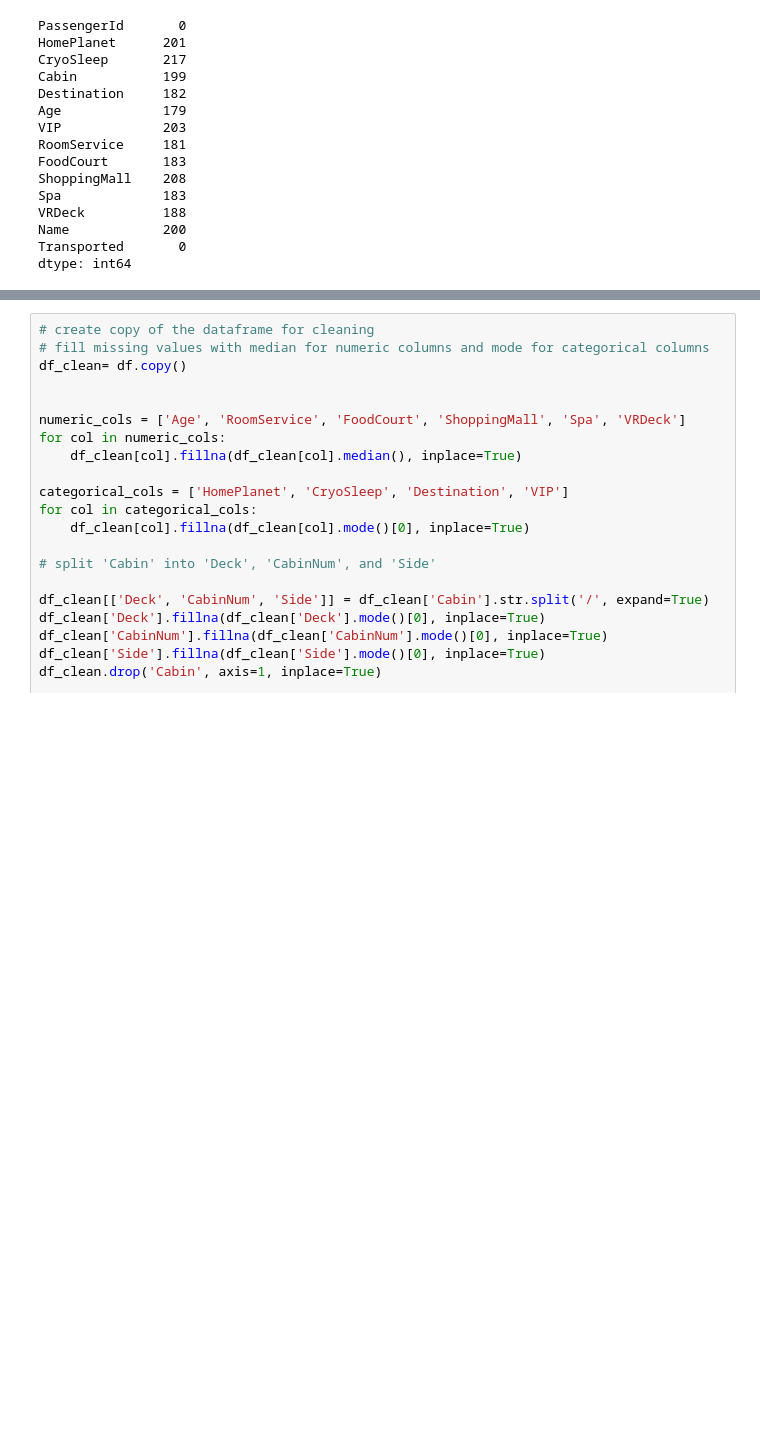
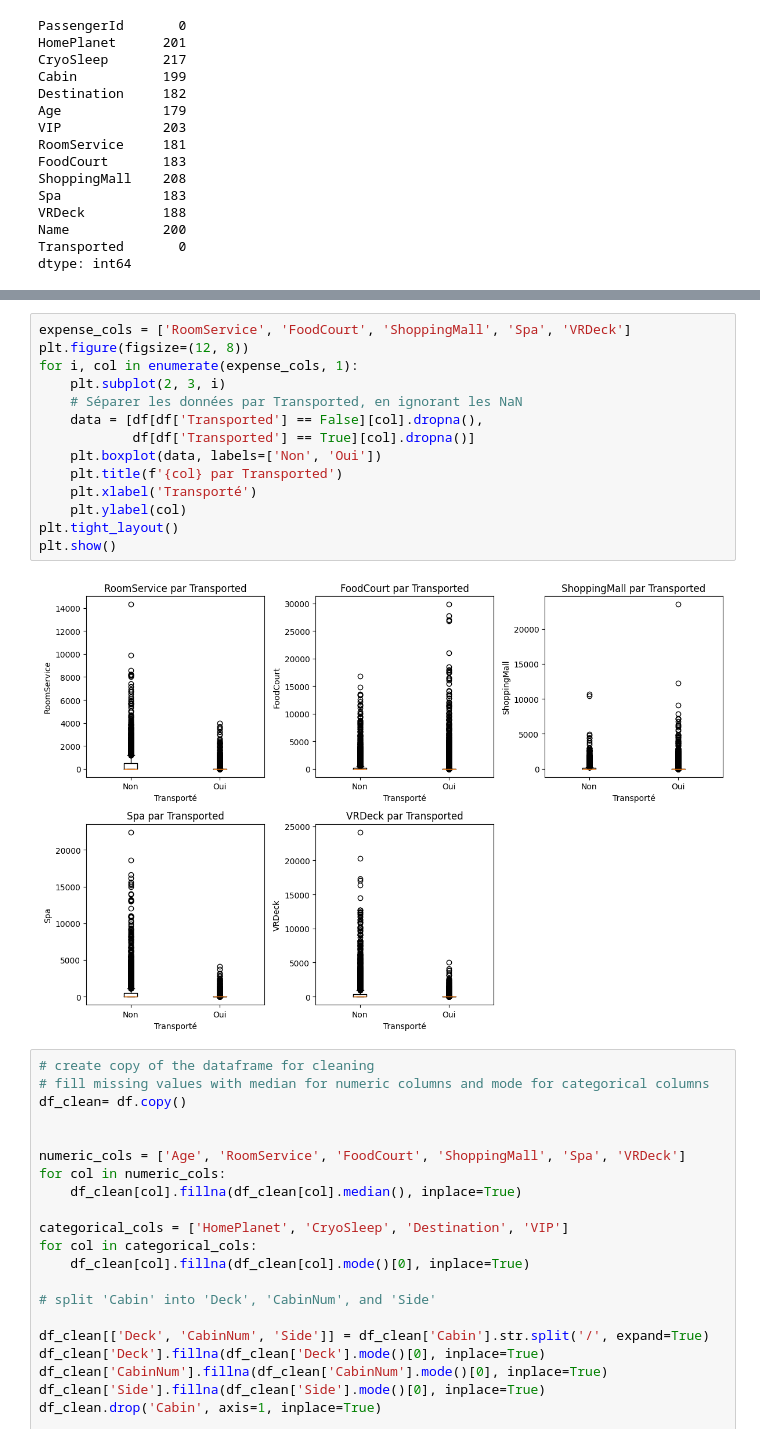
Before and after one commit to larabiislem/Spaceship-Titanic, a Jupyter notebook: Spaceship Titanic.ipynb, the cells around one changed output, grey strips where cells are left out. Drawn from its saved outputs; the diff is of its cells as text; blank space fills up the shorter version.

```diff
--- a/Spaceship Titanic.ipynb
+++ b/Spaceship Titanic.ipynb
@@ -72,3 +103,19 @@ bool
+# %%
+expense_cols = ['RoomService', 'FoodCourt', 'ShoppingMall', 'Spa', 'VRDeck']
+plt.figure(figsize=(12, 8))
+for i, col in enumerate(expense_cols, 1):
+    plt.subplot(2, 3, i)
+    # Séparer les données par Transported, en ignorant les NaN
+    data = [df[df['Transported'] == False][col].dropna(),
+            df[df['Transported'] == True][col].dropna()]
+    plt.boxplot(data, labels=['Non', 'Oui'])
+    plt.title(f'{col} par Transported')
+    plt.xlabel('Transporté')
+    plt.ylabel(col)
+plt.tight_layout()
+plt.show()
+# %% [output]
+[figure, added]
 # %%
 # create copy of the dataframe for cleaning
 # fill missing values with median for numeric columns and mode for categorical columns
```
Also changed, not shown: parts of 4 cells of this notebook.
